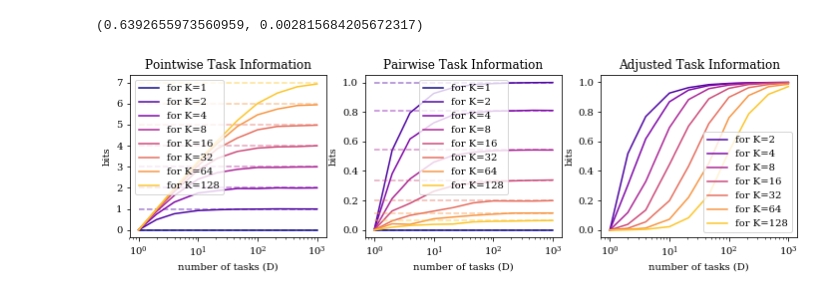
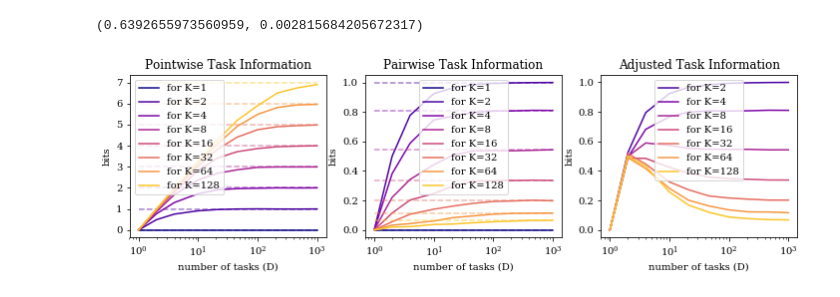
Before and after one commit to 123675/taskinfo, a Jupyter notebook: random-doi.ipynb, the cells around one changed output. Saved outputs shown, nothing was run; the diff lists cells and outputs as text; code cells hidden in the pictures.

```diff
--- a/random-doi.ipynb
+++ b/random-doi.ipynb
@@ -90,37 +90,45 @@ for K in Ks:
     # plot upper bound
     U = binary_entropy(np.asarray([1./K]))[0]
     upper = np.ones_like(Ds) * U
     plt.semilogx(Ds, upper, linestyle='--', color=color, alpha=0.5)
 
 plt.legend()
 plt.xlabel('number of tasks (D)')
 plt.ylabel('bits')
 plt.title('Pairwise Task Information')
 
 ax = plt.subplot(133)
 # balanced-pairwise
 for K in Ks:
     adj_labelnoise = []
     for D in Ds:
-        bernoullis = np.random.uniform(size=(D, n_samples)) < 1. / K
+        if False:  # not sure this is correct
+            bernoullis = np.random.uniform(size=(D, n_samples)) < 1. / K
 
-        # pairwise
-        p_z_xx = 1. / D * np.sum(bernoullis, axis=0)
-        #q_z_xx = (K-1)*p_z_xx / ((K-1)*p_z_xx + 1 - p_z_xx)
-        q_z_xx = (K-1)*p_z_xx / ((K-1)*p_z_xx + 1 - p_z_xx)
-        mean, std = stats(binary_entropy(q_z_xx))
+            # pairwise
+            p_z_xx = 1. / D * np.sum(bernoullis, axis=0)
+            q_z_xx = (K-1)*p_z_xx / ((K-1)*p_z_xx + 1 - p_z_xx)
+            mean, std = stats(binary_entropy(q_z_xx))
+        else:  # alternative : not sure this is correct either
+            b_1over2 = np.random.uniform(size=(1, n_samples)) < 1. / 2
+            b_1overk = np.random.uniform(size=(D-1, n_samples)) < 1. / K
+
+            # pairwise
+            q_z_xx = 1. / D * (np.sum(b_1over2, axis=0) + np.sum(b_1overk, axis=0))
+            mean, std = stats(binary_entropy(q_z_xx))
+
 
         adj_labelnoise.append(mean)
 
     color = next(ax._get_lines.prop_cycler)['color']
     if K!=1:
         plt.semilogx(Ds, adj_labelnoise, label='for K={}'.format(K), color=color)
 plt.legend()
 plt.xlabel('number of tasks (D)')
 plt.ylabel('bits')
 plt.title('Adjusted Task Information')
 
 
 plt.savefig('randomdoi_vs_kd.pdf', bbox_inches='tight')
 # %% [output]
-[figure, old version]
+[figure, new version]
```
Also changed, not shown: parts of 9 cells of this notebook, 2 other files.
